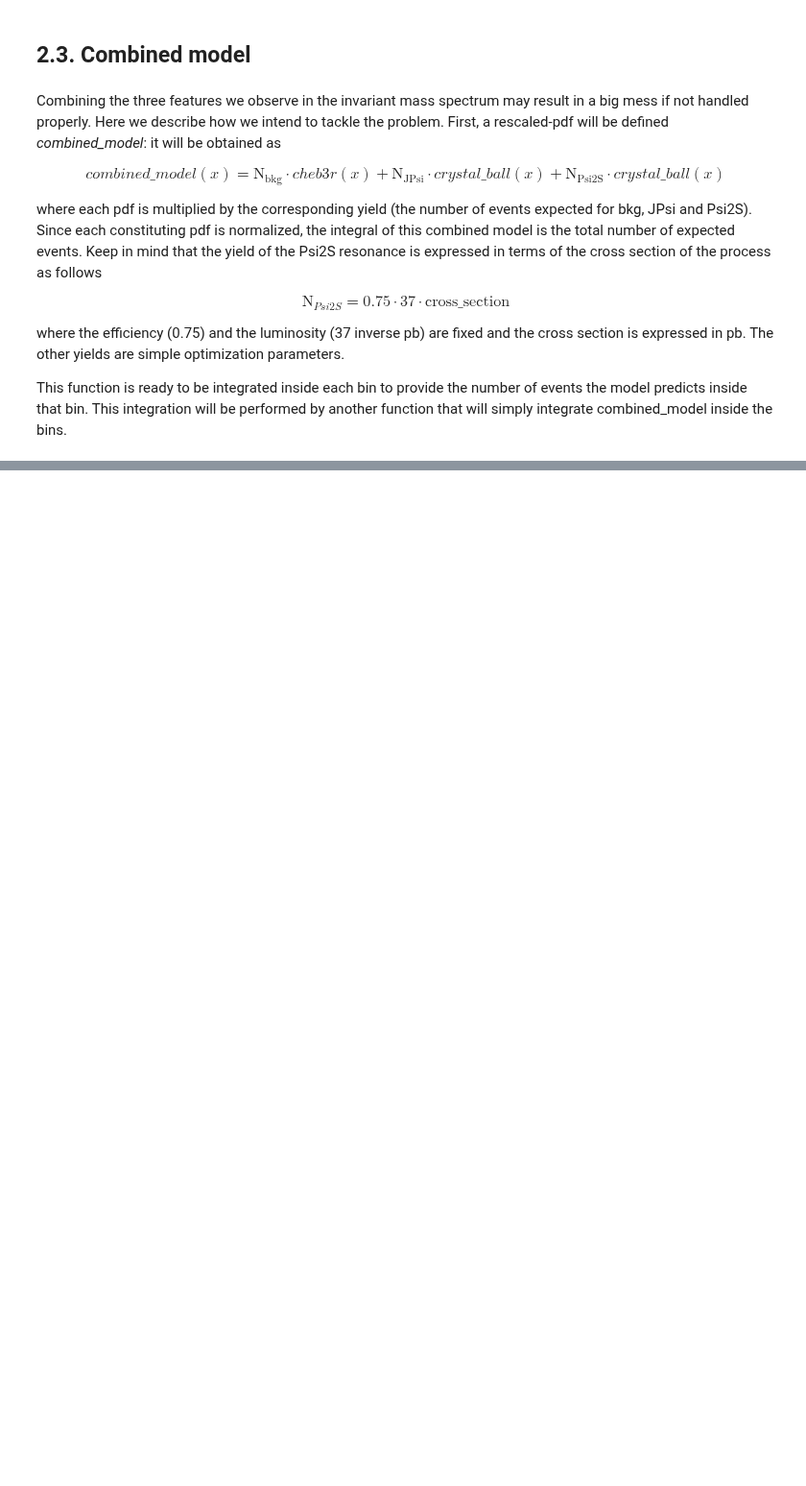
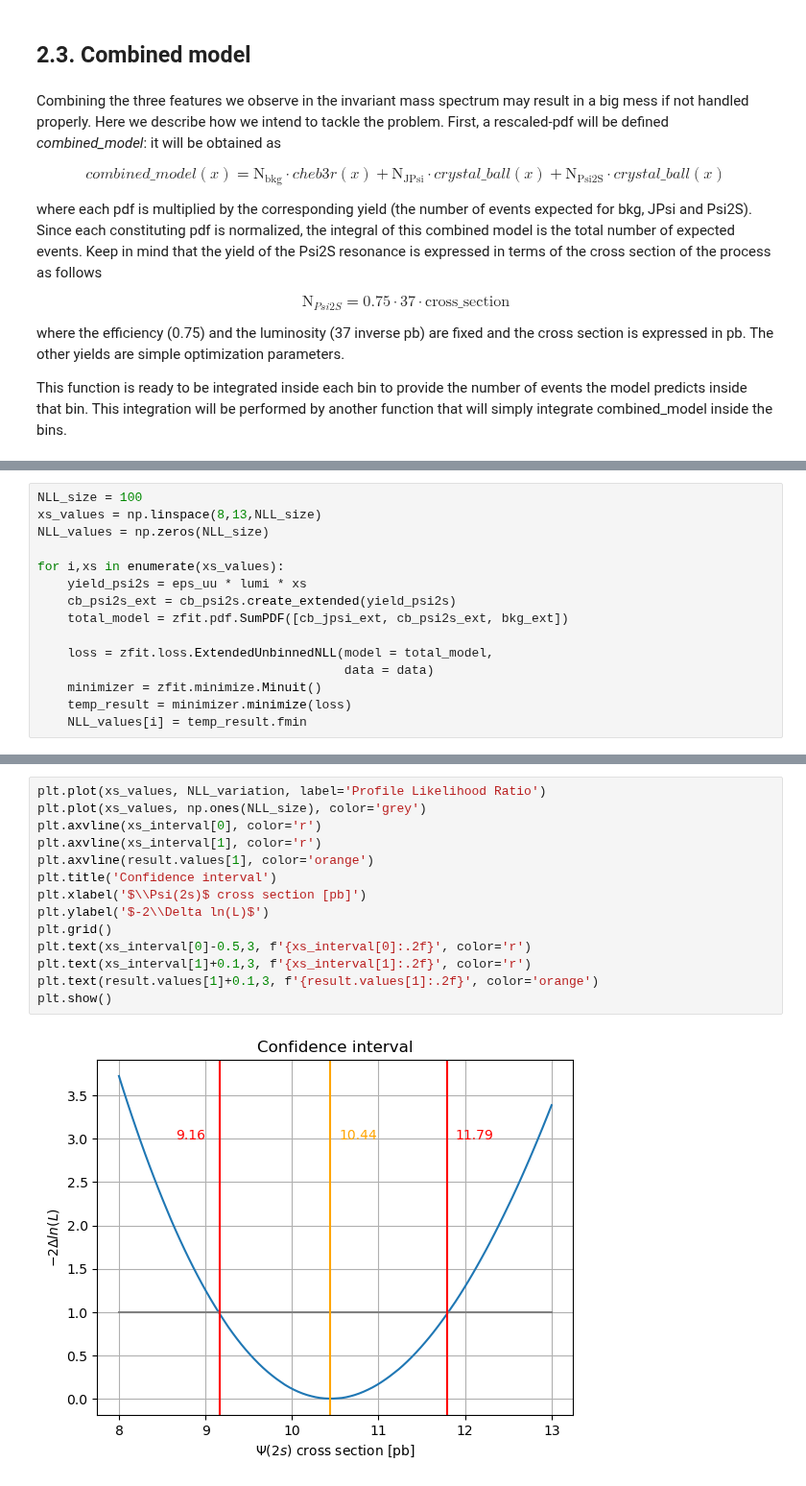
Before and after one commit to Matteo-Bellino/SMATEP_Project, a Jupyter notebook: Psi2S_RadanoBellino.ipynb, the cells around one changed output, grey strips where cells are left out. Shown at 96% size. Cells and saved outputs as stored; diff of their text form; blank space fills up the shorter version.

```diff
--- a/Psi2S_RadanoBellino.ipynb
+++ b/Psi2S_RadanoBellino.ipynb
@@ -412,0 +213,15 @@ ValueError: NaN values detected in your input data or the output of your objecti
+# %%
+NLL_size = 100
+xs_values = np.linspace(8,13,NLL_size)
+NLL_values = np.zeros(NLL_size)
+
+for i,xs in enumerate(xs_values):
+    yield_psi2s = eps_uu * lumi * xs
+    cb_psi2s_ext = cb_psi2s.create_extended(yield_psi2s)
+    total_model = zfit.pdf.SumPDF([cb_jpsi_ext, cb_psi2s_ext, bkg_ext])
+
+    loss = zfit.loss.ExtendedUnbinnedNLL(model = total_model,
+                                         data = data)
+    minimizer = zfit.minimize.Minuit()
+    temp_result = minimizer.minimize(loss)
+    NLL_values[i] = temp_result.fmin
@@ -412,0 +236,16 @@ ValueError: NaN values detected in your input data or the output of your objecti
+# %%
+plt.plot(xs_values, NLL_variation, label='Profile Likelihood Ratio')
+plt.plot(xs_values, np.ones(NLL_size), color='grey')
+plt.axvline(xs_interval[0], color='r')
+plt.axvline(xs_interval[1], color='r')
+plt.axvline(result.values[1], color='orange')
+plt.title('Confidence interval')
+plt.xlabel('$\\Psi(2s)$ cross section [pb]')
+plt.ylabel('$-2\\Delta ln(L)$')
+plt.grid()
+plt.text(xs_interval[0]-0.5,3, f'{xs_interval[0]:.2f}', color='r')
+plt.text(xs_interval[1]+0.1,3, f'{xs_interval[1]:.2f}', color='r')
+plt.text(result.values[1]+0.1,3, f'{result.values[1]:.2f}', color='orange')
+plt.show()
+# %% [output]
+[figure, added]
```
Also changed, not shown: parts of 20 cells of this notebook.
